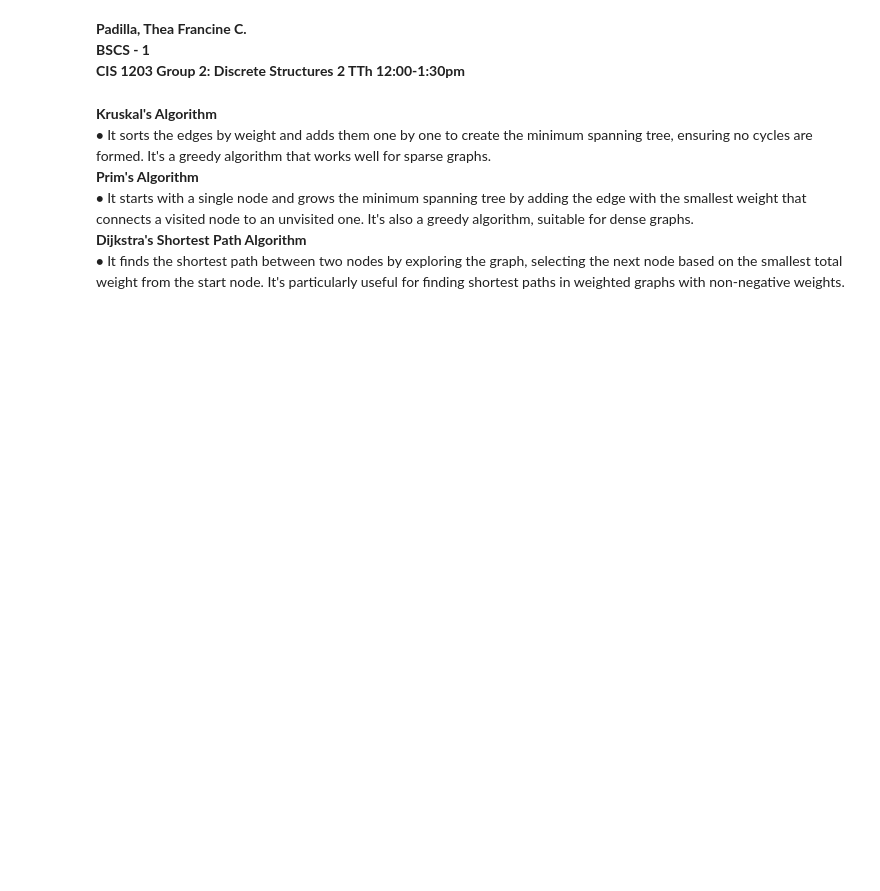
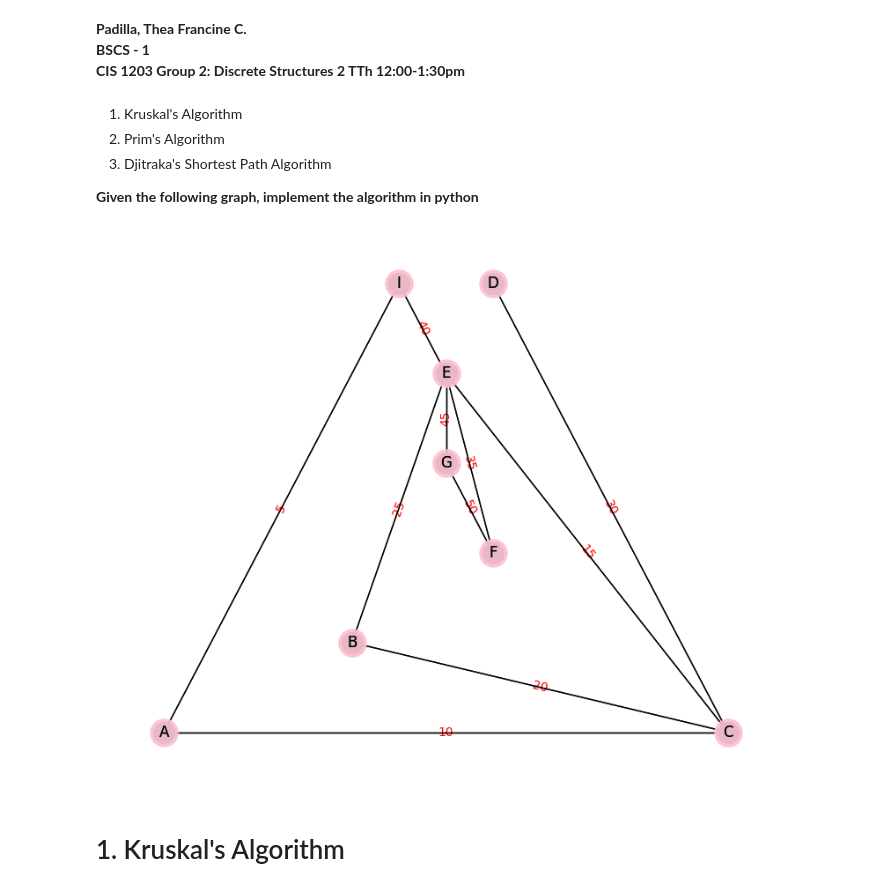
Before and after one commit to TheaPadilla/Discrete_Math_2, a Jupyter notebook: Lecture_4/Lecture_4_Padilla.ipynb, the cells around one changed output. Cells and saved outputs as stored; diff of their text form; code cells hidden in the pictures; blank space fills up the shorter version.

```diff
--- a/Lecture_4/Lecture_4_Padilla.ipynb
+++ b/Lecture_4/Lecture_4_Padilla.ipynb
@@ -2,13 +2,41 @@
 **Padilla, Thea Francine C.**
 <br>**BSCS - 1**
 <br>**CIS 1203 Group 2: Discrete Structures 2 TTh 12:00-1:30pm**
-# %% [markdown]
-**Kruskal's Algorithm**
-<br> $\bullet$ It sorts the edges by weight and adds them one by one to create the minimum spanning tree, ensuring no cycles are formed. It's a greedy algorithm that works well for sparse graphs.
-<br>**Prim's Algorithm**
-<br> $\bullet$ It starts with a single node and grows the minimum spanning tree by adding the edge with the smallest weight that connects a visited node to an unvisited one. It's also a greedy algorithm, suitable for dense graphs.
-<br>**Dijkstra's Shortest Path Algorithm**
-<br>$\bullet$ It finds the shortest path between two nodes by exploring the graph, selecting the next node based on the smallest total weight from the start node. It's particularly useful for finding shortest paths in weighted graphs with non-negative weights.
+# %% [markdown]
+1. Kruskal's Algorithm
+2. Prim's Algorithm
+3. Djitraka's Shortest Path Algorithm
+
+**Given the following graph, implement the algorithm in python**
+# %%
+import matplotlib.pyplot as plt
+import networkx as nx
+seed = 55
+# Use seed for reproducibility
+G = nx.Graph()
+plt.figure(figsize=(10, 8))
+# Add nodes
+G.add_nodes_from(["A","B","C","D","E","F","G"])
+# Add self-loops to the remaining nodes
+edgelist = [("A","C"),("A","I"),("C","B"),("C","E"),("C","D"),("B","E"),("I","E"),("E","F"),("F","G"),("G","E")]
+G.add_edges_from(edgelist)
+pos = nx.planar_layout(G)  # Seed for reproducible layout
+nx.draw_networkx_edge_labels(
+    G, pos,
+    edge_labels={("A","C"):10,("A","I"):5,("C","B"):20,("C","E"):15,("C","D"):30,("B","E"):25,("I","E"):40,("E","F"):35,("F","G"):50,("G","E"):45},
+    font_color='red'
+)
+nx.draw(G, pos=pos,with_labels=True)
+nx.draw(
+    G, pos, edge_color='black', width=1, linewidths=1,
+    node_size=500, node_color='pink', alpha=0.9,
+    with_labels=True)
+
+plt.show()
+# %% [output]
+[figure, added]
+# %% [markdown]
+# 1. Kruskal's Algorithm
 # %%
 import matplotlib.pyplot as plt
 import networkx as nx
```
Also changed, not shown: parts of 5 cells of this notebook.
